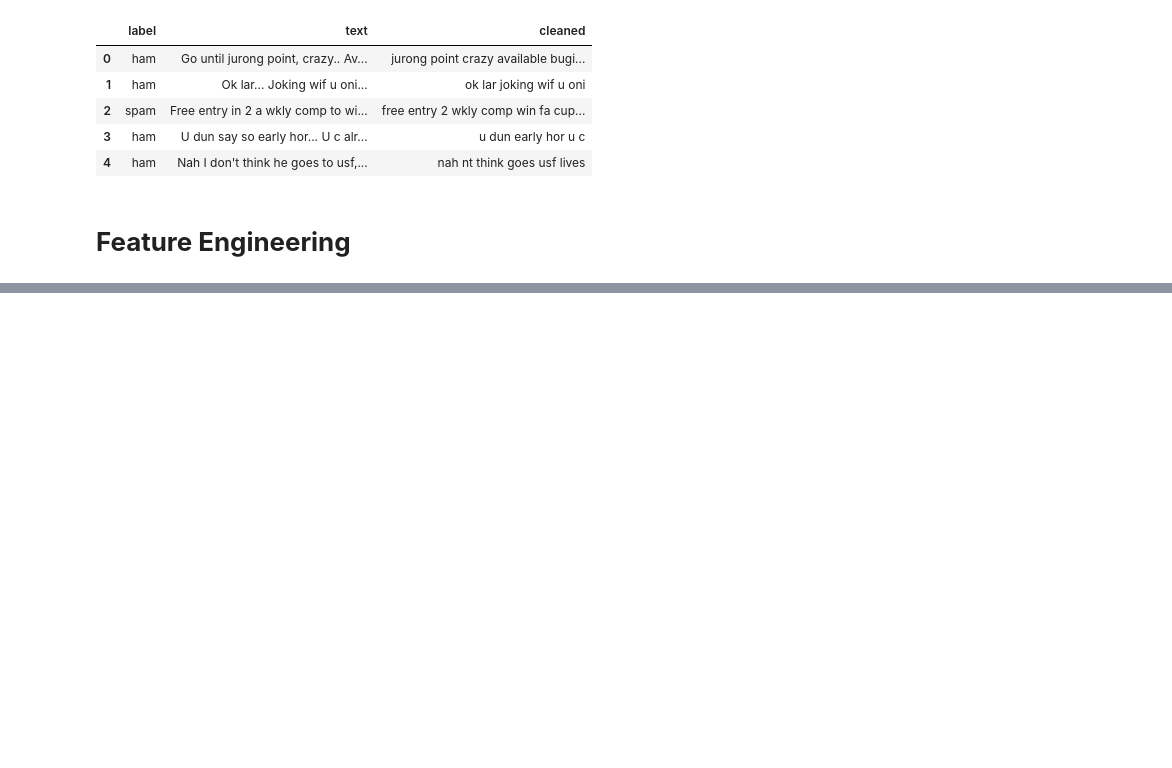
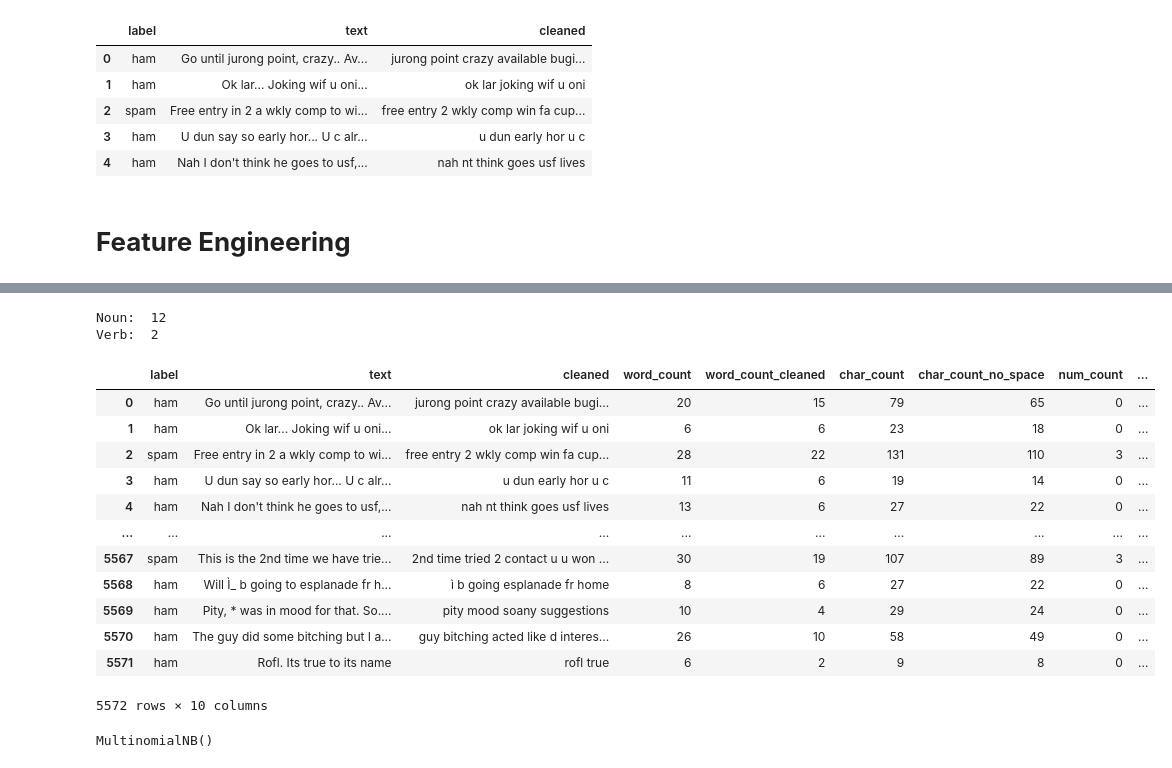
Before and after one commit to YN1752/Spam-Classification, a Jupyter notebook: Spam_classif.ipynb, the cells around one changed output, grey strips where cells are left out. Saved outputs shown, nothing was run; the diff lists cells and outputs as text; code cells hidden in the pictures; blank space fills up the shorter version.

```diff
--- a/Spam_classif.ipynb
+++ b/Spam_classif.ipynb
@@ -155,0 +173,4 @@ data["dig_count"] =
+# %%
+all_tags = []
+for w in doc:
+  all_tags.append(w.tag_)
@@ -155,0 +197,51 @@ data["dig_count"] =
+# %%
+pos_dic = { 'noun':['NN','NNS','NNP','NNPS'], 'verb':['VB','VBD','VBG','VBN','VBZ','VBP']}
+# %%
+count_n = 0
+count_v = 0
+
+for tag in all_tags:
+  if tag in pos_dic['noun']:
+    count_n+=1;
+  elif tag in pos_dic['verb']:
+    count_v+=1;
+
+print('Noun: ',count_n)
+print('Verb: ',count_v)
+# %% [output]
+Noun:  12
+Verb:  2
+# %%
+def pos_check(text, family):
+
+  doc = nlp(text)
+
+  all_tags = []
+  for w in doc:
+    all_tags.append(w.tag_)
+
+  count = 0
+
+  for tag in all_tags:
+    if tag in pos_dic[family]:
+      count+=1;
+
+  return count
+# %%
+data['noun_count'] = data['cleaned'].apply(lambda x: pos_check(x,'noun'))
+data['verb_count'] = data['cleaned'].apply(lambda x: pos_check(x,'verb'))
+data
+# %% [output]
+|  | label | text | cleaned | word_count | word_count_cleaned | char_count | char_count_no_space | num_count | ... |
+| 0 | ham | Go until jurong point, crazy.. Av... | jurong point crazy available bugi... | 20 | 15 | 79 | 65 | 0 | ... |
+| 1 | ham | Ok lar... Joking wif u oni... | ok lar joking wif u oni | 6 | 6 | 23 | 18 | 0 | ... |
+| 2 | spam | Free entry in 2 a wkly comp to wi... | free entry 2 wkly comp win fa cup... | 28 | 22 | 131 | 110 | 3 | ... |
+| 3 | ham | U dun say so early hor... U c alr... | u dun early hor u c | 11 | 6 | 19 | 14 | 0 | ... |
+| 4 | ham | Nah I don't think he goes to usf,... | nah nt think goes usf lives | 13 | 6 | 27 | 22 | 0 | ... |
+| ... | ... | ... | ... | ... | ... | ... | ... | ... | ... |
+| 5567 | spam | This is the 2nd time we have trie... | 2nd time tried 2 contact u u won ... | 30 | 19 | 107 | 89 | 3 | ... |
+| 5568 | ham | Will Ì_ b going to esplanade fr h... | ì b going esplanade fr home | 8 | 6 | 27 | 22 | 0 | ... |
+| 5569 | ham | Pity, * was in mood for that. So.... | pity mood soany suggestions | 10 | 4 | 29 | 24 | 0 | ... |
+| 5570 | ham | The guy did some bitching but I a... | guy bitching acted like d interes... | 26 | 10 | 58 | 49 | 0 | ... |
+| 5571 | ham | Rofl. Its true to its name | rofl true | 6 | 2 | 9 | 8 | 0 | ... |
+5572 rows × 10 columns
@@ -155,0 +259,7 @@ data["dig_count"] =
+# %%
+from sklearn.naive_bayes import MultinomialNB
+
+model = MultinomialNB()
+model.fit(X_train, Y_train)
+# %% [output]
+MultinomialNB()
```
Also changed, not shown: parts of 9 cells of this notebook.
